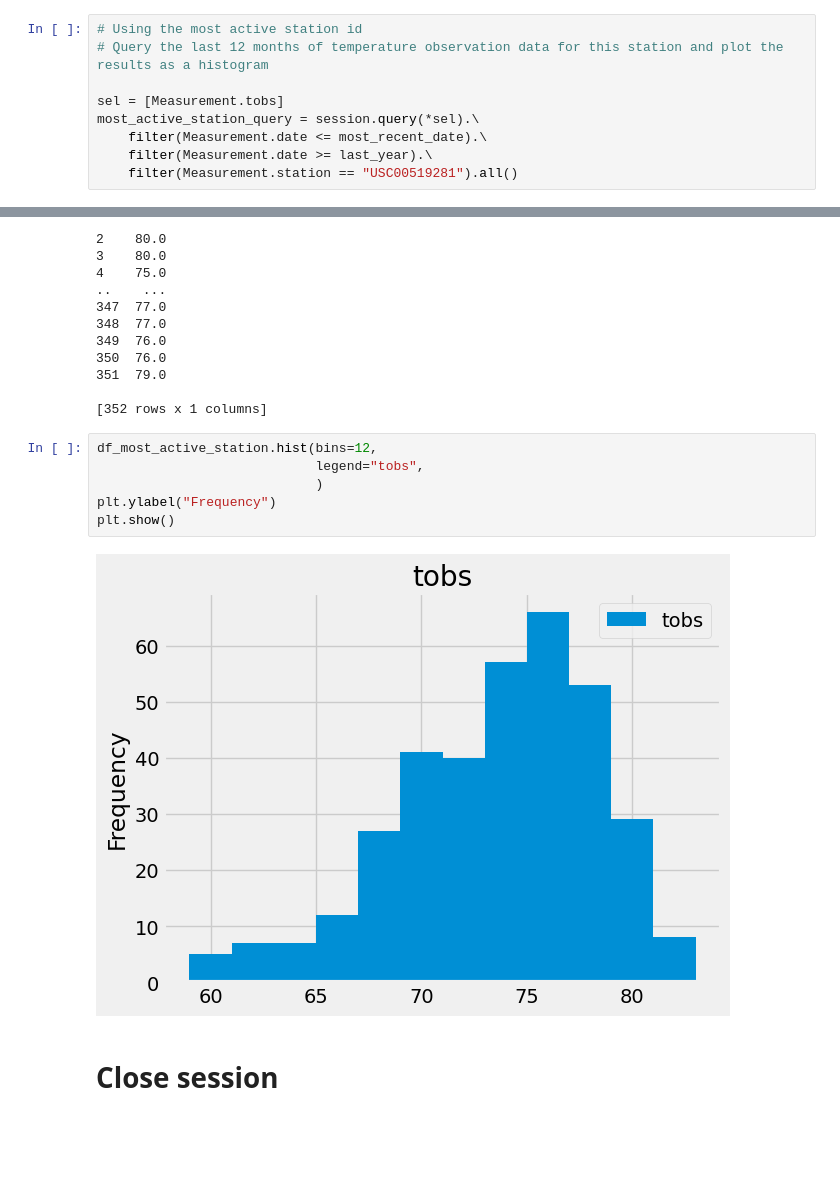
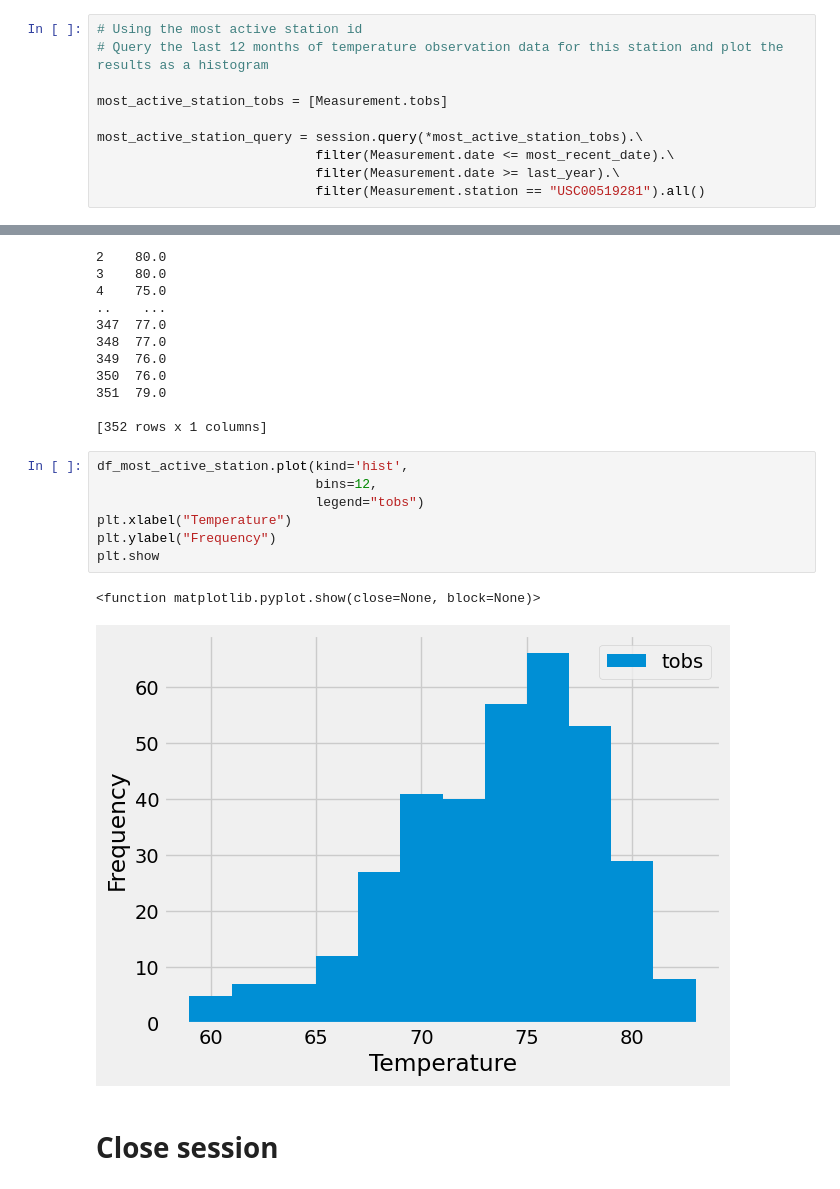
Before and after one commit to rchascall/sqlalchemy-challenge, a Jupyter notebook: SurfsUp/climate_starter.ipynb, the cells around one changed output, grey strips where cells are left out. Cells and saved outputs as stored; diff of their text form; blank space fills up the shorter version.

```diff
--- a/SurfsUp/climate_starter.ipynb
+++ b/SurfsUp/climate_starter.ipynb
@@ -233,11 +228,12 @@ The average temperature at this station was: 71.7
 # Using the most active station id
 # Query the last 12 months of temperature observation data for this station and plot the results as a histogram
 
-sel = [Measurement.tobs]
-most_active_station_query = session.query(*sel).\
-    filter(Measurement.date <= most_recent_date).\
-    filter(Measurement.date >= last_year).\
-    filter(Measurement.station == "USC00519281").all()
+most_active_station_tobs = [Measurement.tobs]
+
+most_active_station_query = session.query(*most_active_station_tobs).\
+                            filter(Measurement.date <= most_recent_date).\
+                            filter(Measurement.date >= last_year).\
+                            filter(Measurement.station == "USC00519281").all()
 # %%
 # Using the most active station id
 # Query the last 12 months of temperature observation data for this station and plot the results as a histogram
@@ -260,13 +256,15 @@ print(df_most_active_station)
 
 [352 rows x 1 columns]
 # %%
-df_most_active_station.hist(bins=12,
-                            legend="tobs",
-                            )
+df_most_active_station.plot(kind='hist',
+                            bins=12,
+                            legend="tobs")
+plt.xlabel("Temperature")
 plt.ylabel("Frequency")
-plt.show()
+plt.show
 # %% [output]
+<function matplotlib.pyplot.show(close=None, block=None)>
-[figure, old version]
+[figure, new version]
 # %% [markdown]
 # Close session
 # %%
```
Also changed, not shown: parts of 13 cells of this notebook, 4 other files.
